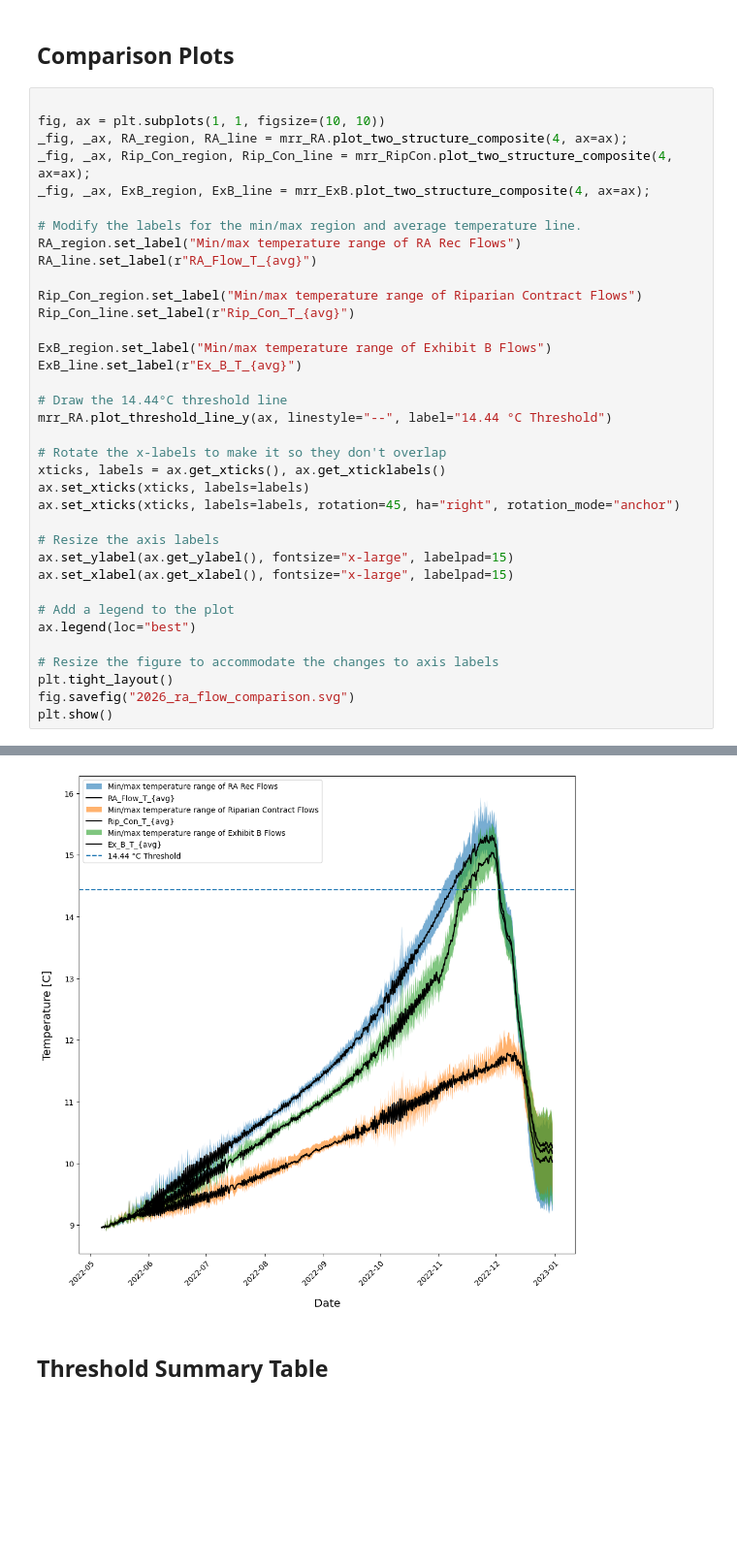
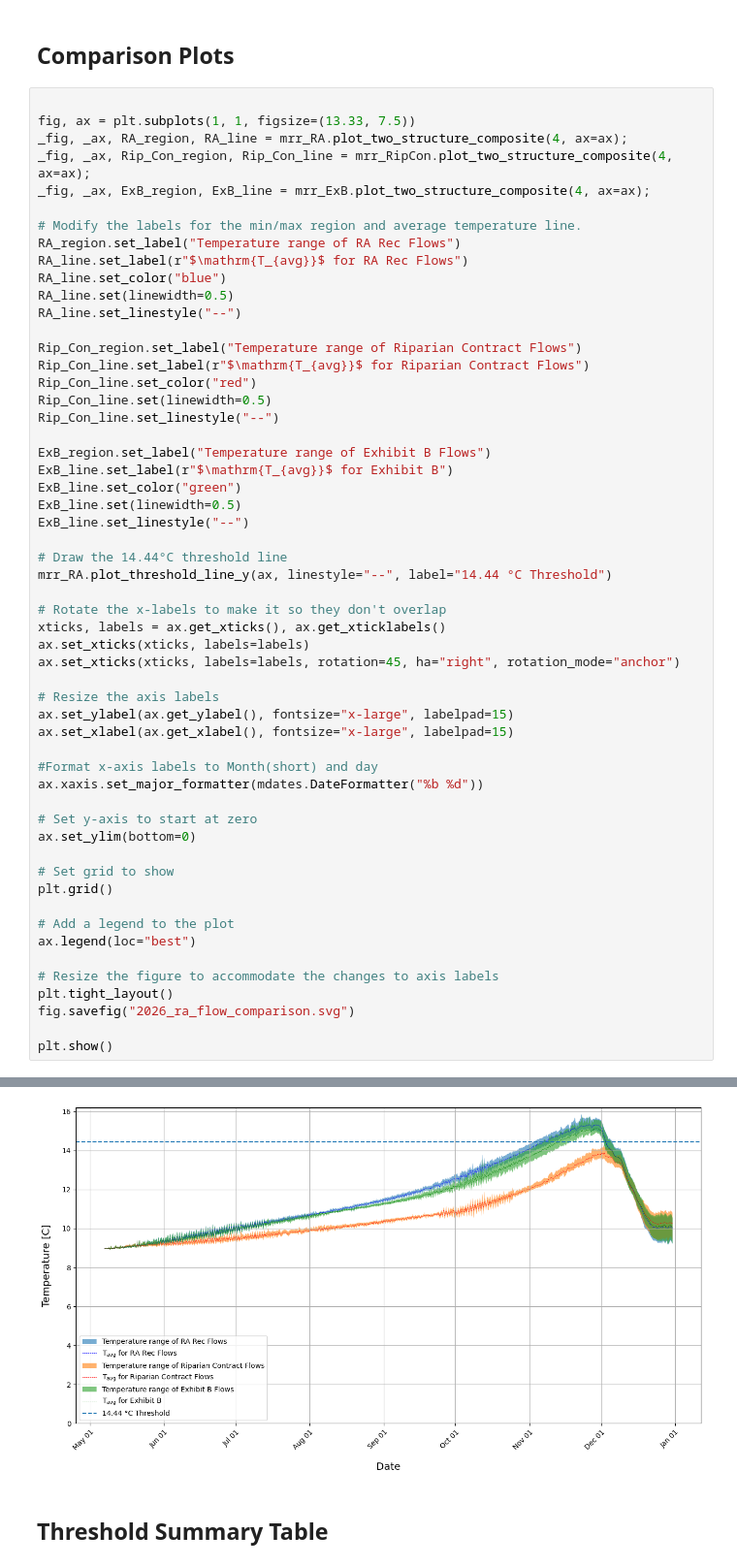
Before and after one commit to steelhead-dev/millerton_reservoir, a Jupyter notebook: 2026_RA_Flows.ipynb, the cells around one changed output, grey strips where cells are left out. Shown at 97% size. Cells and saved outputs as stored; diff of their text form; blank space fills up the shorter version.

```diff
--- a/2026_RA_Flows.ipynb
+++ b/2026_RA_Flows.ipynb
@@ -142,20 +146,29 @@ mrr_RipCon = MultiRunResult("./analysis_runs/2026_Riparian_Contract_Flow")
 ## Comparison Plots
 # %%
 
-fig, ax = plt.subplots(1, 1, figsize=(10, 10))
+fig, ax = plt.subplots(1, 1, figsize=(13.33, 7.5))
 _fig, _ax, RA_region, RA_line = mrr_RA.plot_two_structure_composite(4, ax=ax);
 _fig, _ax, Rip_Con_region, Rip_Con_line = mrr_RipCon.plot_two_structure_composite(4, ax=ax);
 _fig, _ax, ExB_region, ExB_line = mrr_ExB.plot_two_structure_composite(4, ax=ax);
 
 # Modify the labels for the min/max region and average temperature line.
-RA_region.set_label("Min/max temperature range of RA Rec Flows")
-RA_line.set_label(r"RA_Flow_T_{avg}")
+RA_region.set_label("Temperature range of RA Rec Flows")
+RA_line.set_label(r"$\mathrm{T_{avg}}$ for RA Rec Flows")
+RA_line.set_color("blue")
+RA_line.set(linewidth=0.5)
+RA_line.set_linestyle("--")
 
-Rip_Con_region.set_label("Min/max temperature range of Riparian Contract Flows")
-Rip_Con_line.set_label(r"Rip_Con_T_{avg}")
+Rip_Con_region.set_label("Temperature range of Riparian Contract Flows")
+Rip_Con_line.set_label(r"$\mathrm{T_{avg}}$ for Riparian Contract Flows")
+Rip_Con_line.set_color("red")
+Rip_Con_line.set(linewidth=0.5)
+Rip_Con_line.set_linestyle("--")
 
-ExB_region.set_label("Min/max temperature range of Exhibit B Flows")
-ExB_line.set_label(r"Ex_B_T_{avg}")
+ExB_region.set_label("Temperature range of Exhibit B Flows")
+ExB_line.set_label(r"$\mathrm{T_{avg}}$ for Exhibit B")
+ExB_line.set_color("green")
+ExB_line.set(linewidth=0.5)
+ExB_line.set_linestyle("--")
 
 # Draw the 14.44°C threshold line
 mrr_RA.plot_threshold_line_y(ax, linestyle="--", label="14.44 °C Threshold")
@@ -169,12 +182,22 @@ ax.set_xticks(xticks, labels=labels, rotation=45, ha="right", rotation_mode="anc
 ax.set_ylabel(ax.get_ylabel(), fontsize="x-large", labelpad=15)
 ax.set_xlabel(ax.get_xlabel(), fontsize="x-large", labelpad=15)
 
+#Format x-axis labels to Month(short) and day
+ax.xaxis.set_major_formatter(mdates.DateFormatter("%b %d"))
+
+# Set y-axis to start at zero
+ax.set_ylim(bottom=0)
+
+# Set grid to show
+plt.grid()
+
 # Add a legend to the plot
 ax.legend(loc="best")
 
 # Resize the figure to accommodate the changes to axis labels
 plt.tight_layout()
 fig.savefig("2026_ra_flow_comparison.svg")
+
 plt.show()
 # %% [output]
 Comparing temperature data for structure 4; one dataset has bounds outside another, meaning that the interpolated date will have artefacts at the edge of the combined dataset. Interpolated JDAY: ([370 ...
@@ -196,4 +213,4 @@ Comparing temperature data for structure 4; one dataset has bounds outside anoth
-[figure, old version]
+[figure, new version]
 # %% [markdown]
 ## Threshold Summary Table
 # %%
```
Also changed, not shown: parts of 5 cells of this notebook, 1 other file.
